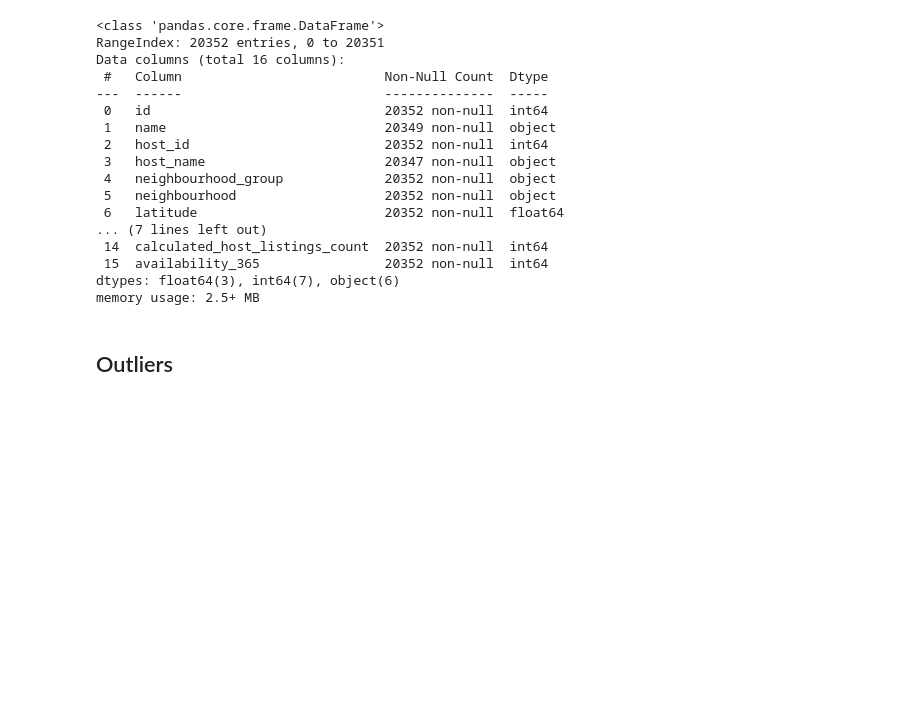
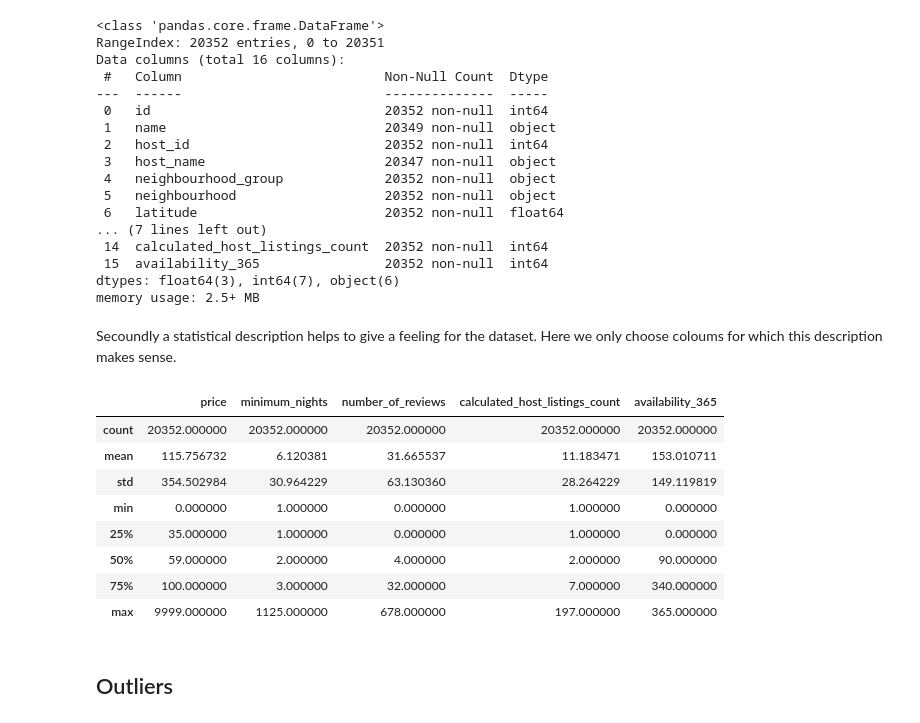
Before and after one commit to Paul-Busch/GAGR-FINAL-PROJECT, a Jupyter notebook: Final_Project_Data_Analysis.ipynb, the cells around one changed output. Saved outputs shown, nothing was run; the diff lists cells and outputs as text; code cells hidden in the pictures; blank space fills up the shorter version.

```diff
--- a/Final_Project_Data_Analysis.ipynb
+++ b/Final_Project_Data_Analysis.ipynb
@@ -56,6 +58,20 @@ Data columns (total 16 columns):
  15  availability_365                20352 non-null  int64
 dtypes: float64(3), int64(7), object(6)
 memory usage: 2.5+ MB
+# %% [markdown]
+Secoundly a statistical description helps to give a feeling for the dataset. Here we only choose coloums for which this description makes sense.
+# %%
+df_listings[['price','minimum_nights','number_of_reviews','calculated_host_listings_count', 'availability_365']].describe(include='all')
+# %% [output]
+|  | price | minimum_nights | number_of_reviews | calculated_host_listings_count | availability_365 |
+| count | 20352.000000 | 20352.000000 | 20352.000000 | 20352.000000 | 20352.000000 |
+| mean | 115.756732 | 6.120381 | 31.665537 | 11.183471 | 153.010711 |
+| std | 354.502984 | 30.964229 | 63.130360 | 28.264229 | 149.119819 |
+| min | 0.000000 | 1.000000 | 0.000000 | 1.000000 | 0.000000 |
+| 25% | 35.000000 | 1.000000 | 0.000000 | 1.000000 | 0.000000 |
+| 50% | 59.000000 | 2.000000 | 4.000000 | 2.000000 | 90.000000 |
+| 75% | 100.000000 | 3.000000 | 32.000000 | 7.000000 | 340.000000 |
+| max | 9999.000000 | 1125.000000 | 678.000000 | 197.000000 | 365.000000 |
 # %% [markdown]
 ## Outliers
 # %%
```
Also changed, not shown: parts of 2 cells of this notebook.
